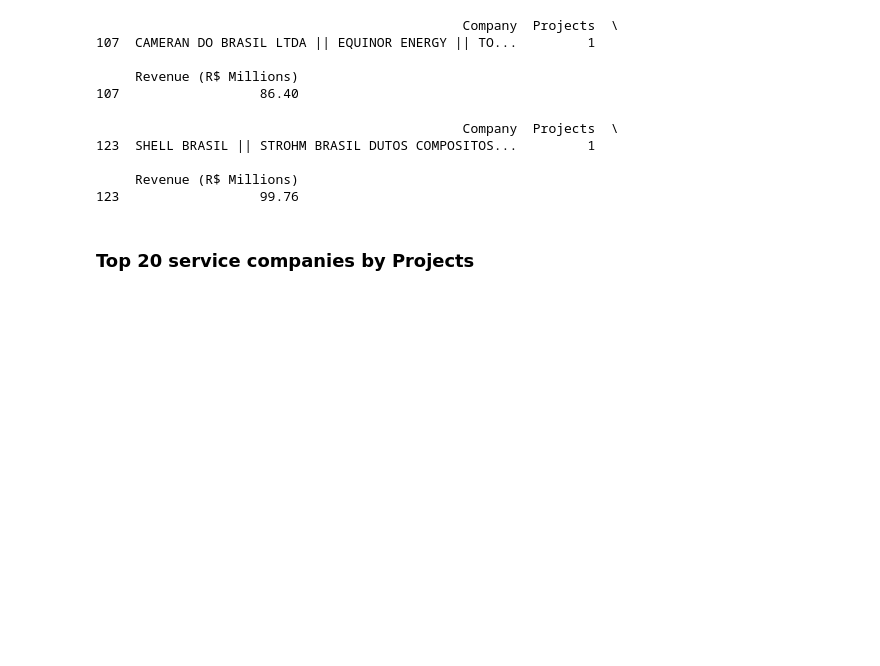
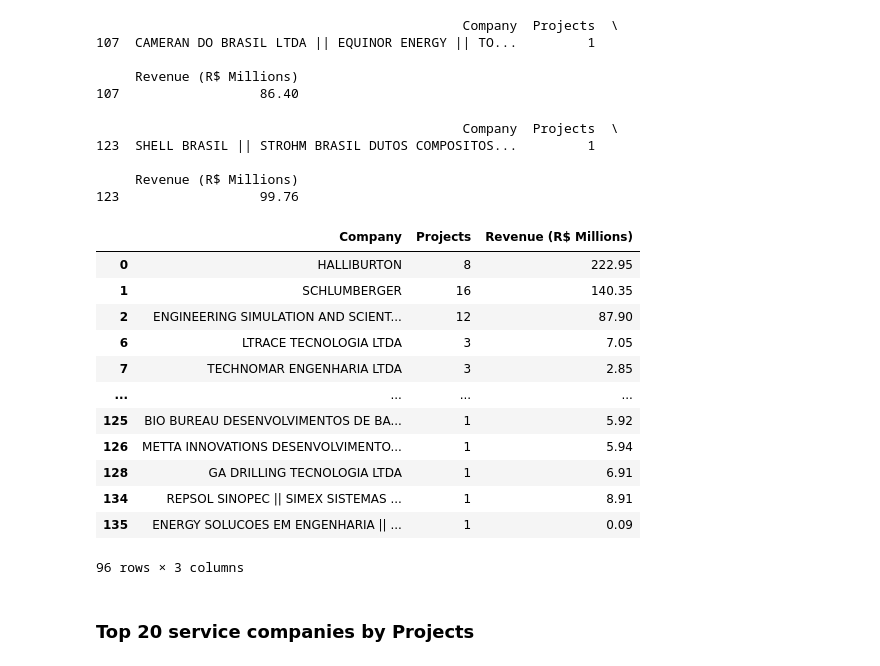
Before and after one commit to ffigura/Research-Development-and-Innovation, a Jupyter notebook: PD&I Brazil.ipynb, the cells around one changed output. Saved outputs shown, nothing was run; the diff lists cells and outputs as text; code cells hidden in the pictures; blank space fills up the shorter version.

Commit message:
added number of service companies

```diff
--- a/PD&I Brazil.ipynb
+++ b/PD&I Brazil.ipynb
@@ -1114,6 +1114,22 @@ print(service_companies[service_companies['Company'].str.contains('STROHM', rege
 123                  99.76
 # %%
 service_companies.loc[123,'Company'] = 'STROHM BRASIL DUTOS COMPOSITOS TERMOPLASTICOS LTDA'
+# %%
+service_companies
+# %% [output]
+|  | Company | Projects | Revenue (R$ Millions) |
+| 0 | HALLIBURTON | 8 | 222.95 |
+| 1 | SCHLUMBERGER | 16 | 140.35 |
+| 2 | ENGINEERING SIMULATION AND SCIENT... | 12 | 87.90 |
+| 6 | LTRACE TECNOLOGIA LTDA | 3 | 7.05 |
+| 7 | TECHNOMAR ENGENHARIA LTDA | 3 | 2.85 |
+| ... | ... | ... | ... |
+| 125 | BIO BUREAU DESENVOLVIMENTOS DE BA... | 1 | 5.92 |
+| 126 | METTA INNOVATIONS DESENVOLVIMENTO... | 1 | 5.94 |
+| 128 | GA DRILLING TECNOLOGIA LTDA | 1 | 6.91 |
+| 134 | REPSOL SINOPEC || SIMEX SISTEMAS ... | 1 | 8.91 |
+| 135 | ENERGY SOLUCOES EM ENGENHARIA || ... | 1 | 0.09 |
+96 rows × 3 columns
 # %% [markdown]
 ### Top 20 service companies by Projects
 # %%
```
Also changed, not shown: parts of 3 cells of this notebook.
